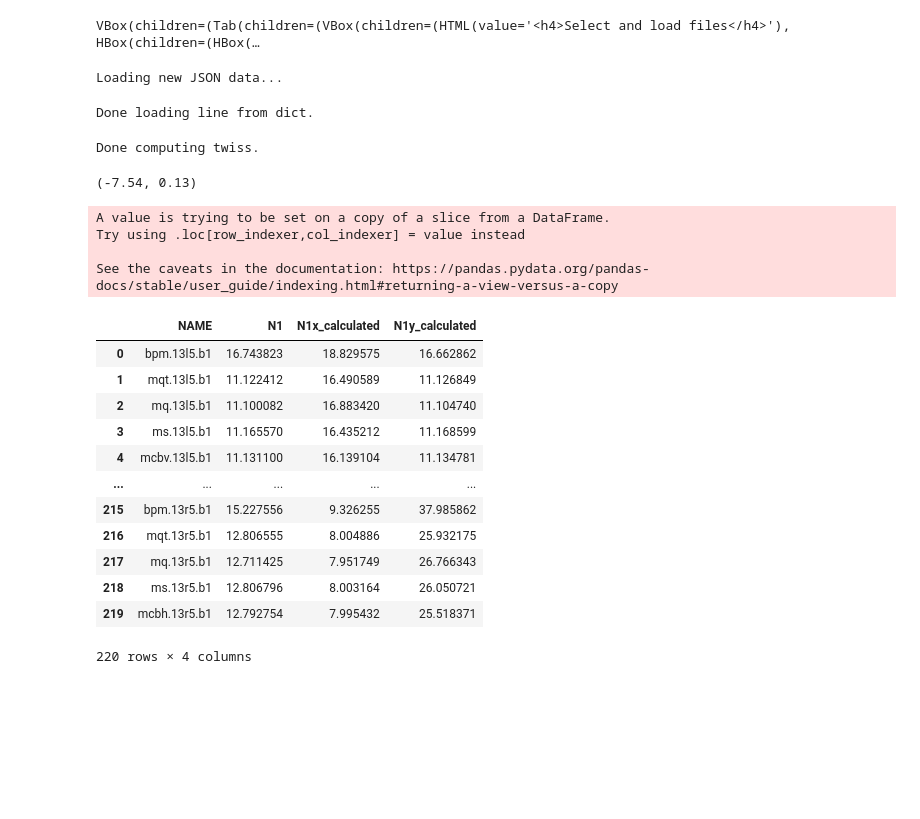
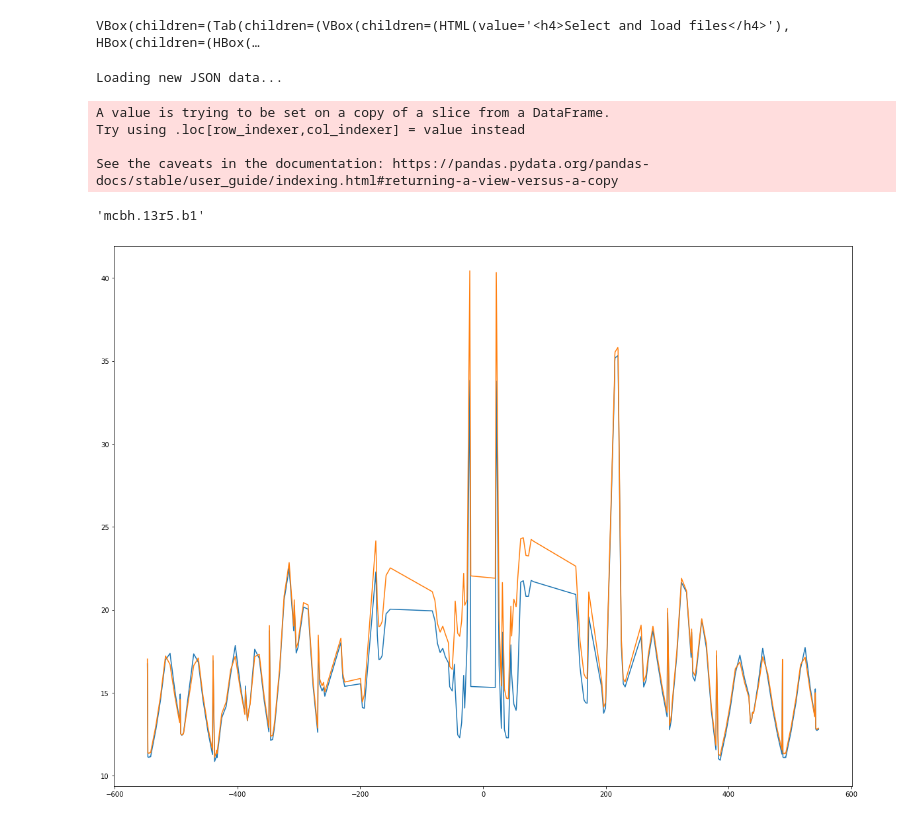
Before and after one commit to maorwat/aperture_measurements, a Jupyter notebook: notebooks/example.ipynb, the cells around one changed output. Saved outputs shown, nothing was run; the diff lists cells and outputs as text; code cells hidden in the pictures; blank space fills up the shorter version.

```diff
--- a/notebooks/example.ipynb
+++ b/notebooks/example.ipynb
@@ -9,14 +10,8 @@ sys.path.append('/eos/home-i03/m/morwat/.local/lib/python3.9/site-packages/')
 # %%
 from aper_package.interactive_tool import InteractiveTool
 # %%
-tool = InteractiveTool(spark=spark, initial_path=home_path+'/test_data')
+tool = InteractiveTool()
 tool.show()
 # %% [output]
 VBox(children=(Tab(children=(VBox(children=(HTML(value='<h4>Select and load files</h4>'), HBox(children=(HBox(…
 Loading new JSON data...
-Done loading line from dict.
-# %%
-tool.BPM_data.least_squares_fit(tool.aperture_data, -7.5, 'on_sep8h', tool.plane, [-10,10], tool.aperture_data.get_ir_boundries('IR8'))
-# %% [output]
-Done computing twiss.
-(-7.54, 0.13)
@@ -37,21 +30,18 @@ Try using .loc[row_indexer,col_indexer] = value instead
 See the caveats in the documentation: https://pandas.pydata.org/pandas-docs/stable/user_guide/indexing.html#returning-a-view-versus-a-copy
 # %%
 merged = pd.merge(df_no_nans, df_b1, on='NAME')
-merged['N1x_calculated'] = (merged['APER_1_x']-merged['RTOL']-merged['XTOL']-0.002)/(np.sqrt(1.2*merged['BETX']*tool.aperture_data.epsilon+(merged['DX']**2)*(0.00086**2)))
-merged['N1y_calculated'] = (merged['APER_2_x']-merged['RTOL']-merged['YTOL']-0.002)/(np.sqrt(1.2*merged['BETY']*tool.aperture_data.epsilon+(merged['DY']**2)*(0.00086**2)))
+merged['N1x_calculated'] = (merged['APER_1_x']-merged['RTOL']-merged['XTOL']-0.002)/(np.sqrt(1.15*merged['BETX']*tool.aperture_data.epsilon+(merged['DX']**2)*(0.00031**2)))
+merged['N1y_calculated'] = (merged['APER_2_x']-merged['RTOL']-merged['YTOL']-0.002)/(np.sqrt(1.15*merged['BETY']*tool.aperture_data.epsilon+(merged['DY']**2)*(0.00031**2)))
 # %%
-merged[['NAME', 'N1', 'N1x_calculated', 'N1y_calculated']]
+merged[['NAME', 'N1', 'N1x_calculated', 'N1y_calculated']].NAME.values[-1]
 # %% [output]
-|  | NAME | N1 | N1x_calculated | N1y_calculated |
-| 0 | bpm.13l5.b1 | 16.743823 | 18.829575 | 16.662862 |
-| 1 | mqt.13l5.b1 | 11.122412 | 16.490589 | 11.126849 |
-| 2 | mq.13l5.b1 | 11.100082 | 16.883420 | 11.104740 |
-| 3 | ms.13l5.b1 | 11.165570 | 16.435212 | 11.168599 |
-| 4 | mcbv.13l5.b1 | 11.131100 | 16.139104 | 11.134781 |
-| ... | ... | ... | ... | ... |
-| 215 | bpm.13r5.b1 | 15.227556 | 9.326255 | 37.985862 |
-| 216 | mqt.13r5.b1 | 12.806555 | 8.004886 | 25.932175 |
-| 217 | mq.13r5.b1 | 12.711425 | 7.951749 | 26.766343 |
-| 218 | ms.13r5.b1 | 12.806796 | 8.003164 | 26.050721 |
-| 219 | mcbh.13r5.b1 | 12.792754 | 7.995432 | 25.518371 |
-220 rows × 4 columns
+'mcbh.13r5.b1'
+# %%
+ip5pos = 13329.289216000001
+
+fig,ax = plt.subplots(figsize=(20,15))
+ax.plot(merged.S_x-ip5pos,merged.N1)
+ax.plot(merged.S_x-ip5pos,np.min(np.array([merged.N1x_calculated.values,merged.N1y_calculated.values]),axis=0))
+fig.show()
+# %% [output]
+[figure, added]
```
Also changed, not shown: parts of 15 cells of this notebook, 3 other files.
